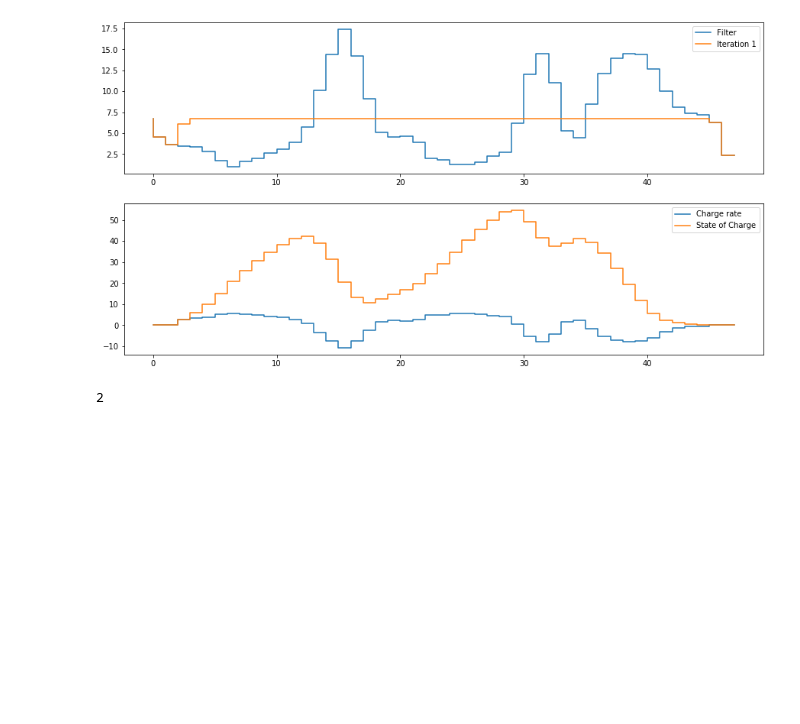
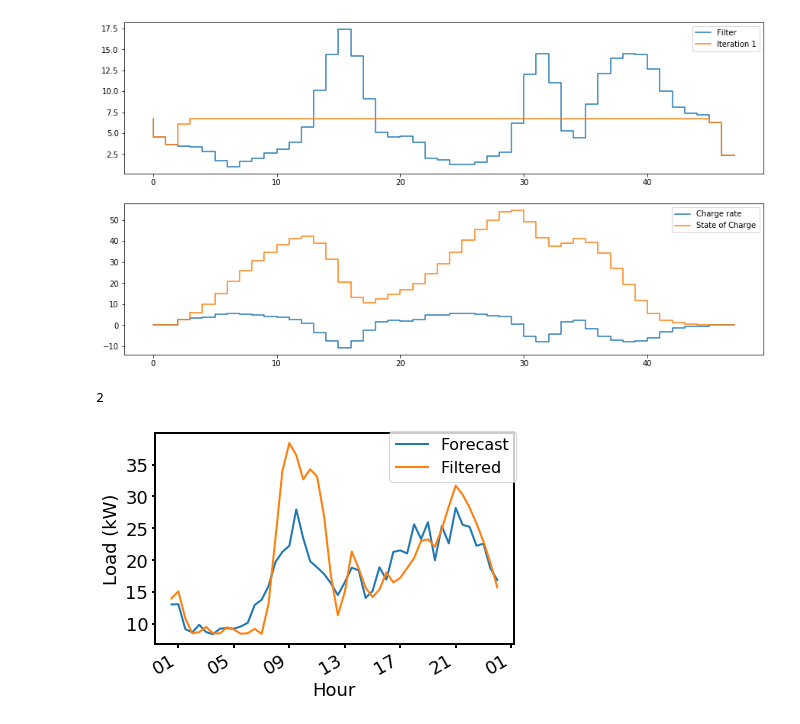
Before and after one commit to stait20/Code, a Jupyter notebook: PaperMethod.ipynb, the cells around one changed output. Saved outputs shown, nothing was run; the diff lists cells and outputs as text; code cells hidden in the pictures; blank space fills up the shorter version.

```diff
--- a/PaperMethod.ipynb
+++ b/PaperMethod.ipynb
@@ -293,3 +295,43 @@ x2 = sum(L_filter)
 print(abs(-2))
 # %% [output]
 2
+# %%
+load_data = np.loadtxt("Final/filterData.txt")
+filter_data = load_data.reshape(load_data.shape[0], load_data.shape[1] // 48, 48)
+
+load_data = np.loadtxt("Final/forecastData.txt")
+forecast_data = load_data.reshape(load_data.shape[0], load_data.shape[1] // 48, 48)
+# %%
+fig, ax = plt.subplots()
+ax.plot(df["Timestamp"].iloc[0:48], forecast_data[9][0], label="Forecast",linewidth=2)
+ax.plot(df["Timestamp"].iloc[0:48], filter_data[9][0], label="Filtered",linewidth=2)
+xloc = mdates.HourLocator(interval=4)
+ax.xaxis.set_major_locator(xloc)
+#ax.grid(True)
+# Set labels to day number - month name
+ax.xaxis.set_major_formatter(mdates.DateFormatter('%H'))
+# Rotates and right-aligns the x labels so they don't crowd each other.
+for label in ax.get_xticklabels(which='major'):
+    label.set(rotation=30, horizontalalignment='right')
+ax.set_ylabel("Load (kW)", fontsize=18)
+ax.set_xlabel("Hour", fontsize=18)
+
+#ax = plt.gca()
+for axis in ['top','bottom','left','right']:
+  ax.spines[axis].set_linewidth(2)
+# for axis in ['top','right']:
+#   ax.spines[axis].set_linewidth(0)
+ax.tick_params(width=2)
+# ax.set_xlim([-20, 20])
+# ax.set_ylim([-5, 50])
+plt.yticks(fontsize=18)
+plt.xticks(fontsize=18)
+fig.legend( prop={'size': 16})
+fig.set_figheight(4)
+fig.set_figwidth(6)
+
+plt.tight_layout()
+plt.savefig("filter.svg", format='svg', dpi=1500, bbox_inches="tight")
+plt.show()
+# %% [output]
+[figure, added]
```
Also changed, not shown: parts of 6 cells of this notebook, 6 other files.
